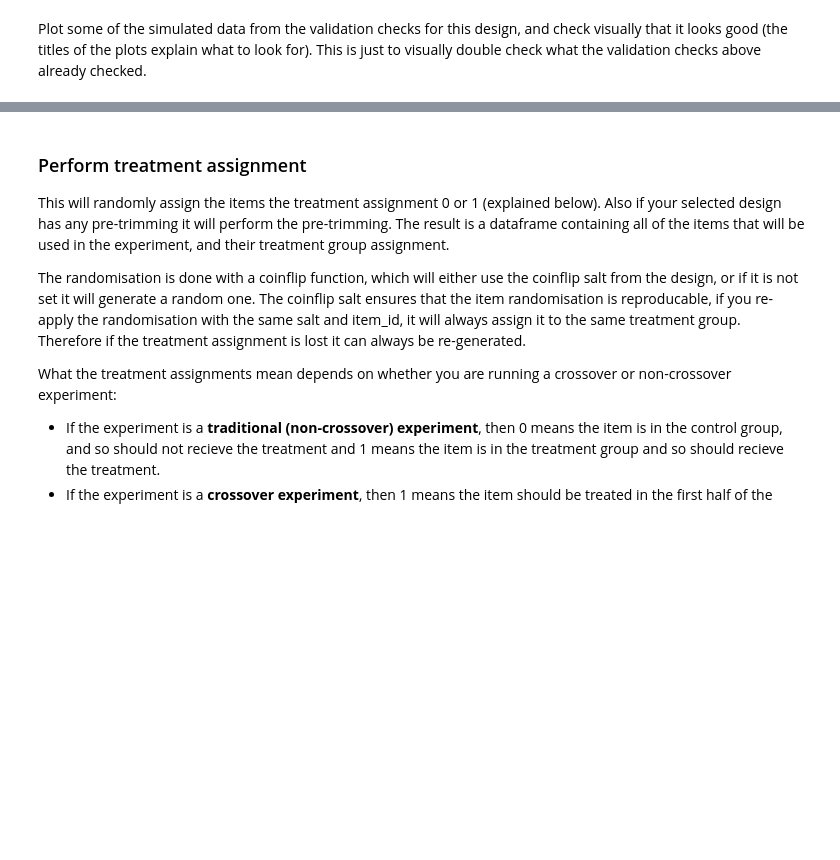
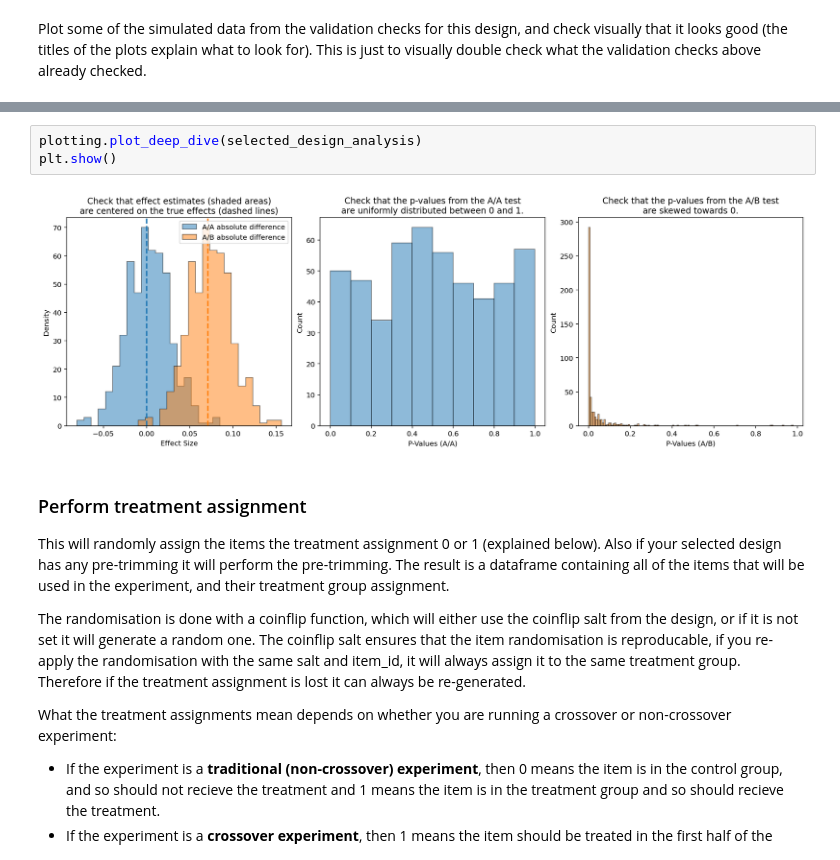
Before and after one commit to google-marketing-solutions/feedx, a Jupyter notebook: notebooks/01_experiment_designer.ipynb, the cells around one changed output, grey strips where cells are left out. Saved outputs shown, nothing was run; the diff lists cells and outputs as text; blank space fills up the shorter version.

```diff
--- a/notebooks/01_experiment_designer.ipynb
+++ b/notebooks/01_experiment_designer.ipynb
@@ -604,3 +463,8 @@ plot_deep_dive(selected_design_analysis)
+# %%
+plotting.plot_deep_dive(selected_design_analysis)
+plt.show()
+# %% [output]
+[figure, added]
 # %% [markdown]
 ### Perform treatment assignment
 
```
Also changed, not shown: parts of 9 cells of this notebook, 1 other file.
